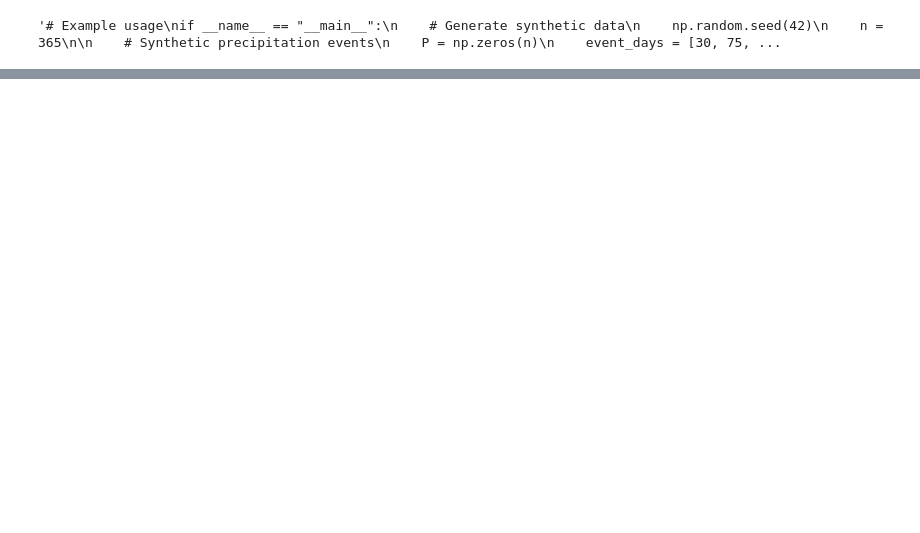
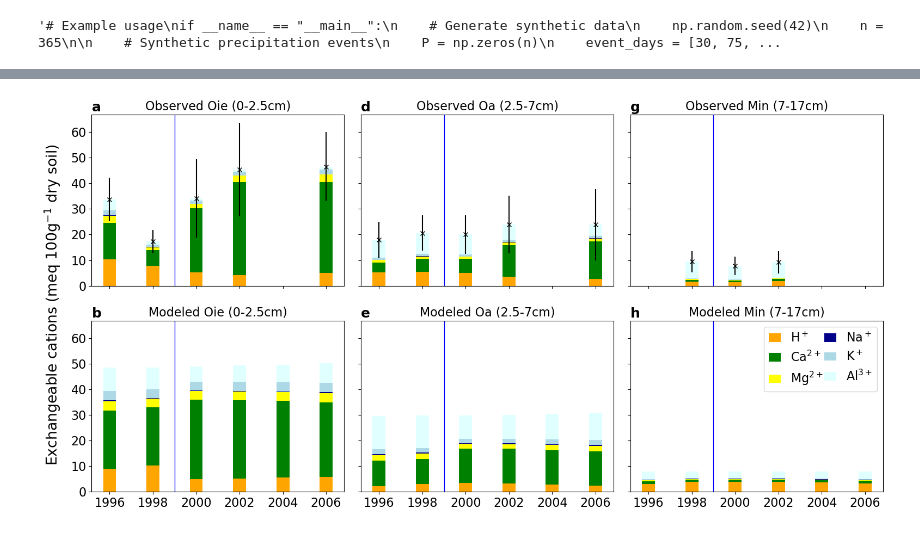
Before and after one commit to ypwong22/erw_scripts, a Jupyter notebook: fig_validation_HBR.ipynb, the cells around one changed output, grey strips where cells are left out. Cells and saved outputs as stored; diff of their text form; code cells hidden in the pictures; blank space fills up the shorter version.

```diff
--- a/fig_validation_HBR.ipynb
+++ b/fig_validation_HBR.ipynb
@@ -846,0 +905,46 @@ plt.savefig(os.path.join(os.environ['PROJDIR'], 'ERW_LDRD', 'results', 'figures'
+# %%
+## Convert to beta values (fraction)
+cec_obs = cec_obs_mean
+cec_sim = soil_cec_sim.loc[soil_cec_sim.index.get_level_values(1).isin([1996,1998,2000,2002,2004,2006])] # / soil_cec_sim.sum(axis = 1).values.reshape(-1, 1)
+# re-align the simulation's cation rank
+cec_sim = cec_sim.loc[:, ['H+','Ca2+','Mg2+','Na+','K+','Al3+']]
+
+color_list = ['#FFA500', '#008000', '#FFFF00', '#00008B', '#ADD8E6', '#E0FFFF']
+name_list = ['H$^+$', 'Ca$^{2+}$', 'Mg$^{2+}$', 'Na$^+$', 'K$^+$', 'Al$^{3+}$']
+handles = [Patch(facecolor=color, label=label) for color, label in zip(color_list, name_list)]
+
+def plot_bar(df, ax, std = None):
+    for j, x in enumerate(df.index):
+        bottom = 0  # Starting bottom for stacking
+        for col, color in zip(df.columns, color_list):
+            value = df.loc[x, col]
+            ax.bar(x, value, bottom=bottom, color=color, width=0.6)
+            bottom += value
+        if not std is None:
+            ax.errorbar(x, bottom, std.loc[x], marker='x', color = 'k')
+
+fig, axes = plt.subplots(2,3, figsize = (16, 8), sharex = True, sharey = True)
+for i, (horizon,depth) in enumerate(zip(['Oie', 'Oa', 'Min'],['0-2.5cm','2.5-7cm','7-17cm'])):
+
+    plot_bar( cec_obs.loc[horizon], axes[0,i], cec_obs_std.loc[horizon] )
+    plot_bar( cec_sim.loc[horizon], axes[1,i] )
+
+    axes[0,i].axvline(1999, color = 'b', ls = '-', lw = 1, alpha = 1)
+    axes[1,i].axvline(1999, color = 'b', ls = '-', lw = 1, alpha = 1)
+
+    # Place the legend outside the plot area (to the right)
+    if i == 2:
+        axes[1,i].legend(handles=handles, ncol = 2, handlelength = 1,
+                         columnspacing = 0.1)
+
+    axes[1,i].set_xticks(cec_sim.loc[horizon].index)
+    axes[0,i].set_title(f'Observed {horizon} ({depth})')
+    axes[1,i].set_title(f'Modeled {horizon} ({depth})')
+    axes[0,i].text(0., 1.02, ascii_lowercase[i*3+0], transform = axes[0,i].transAxes, fontweight='bold', fontsize=18)
+    axes[1,i].text(0., 1.02, ascii_lowercase[i*3+1], transform = axes[1,i].transAxes, fontweight='bold', fontsize=18)
+fig.supylabel('Exchangeable cations (meq 100g$^{-1}$ dry soil)')
+plt.tight_layout()
+plt.savefig(os.path.join(os.environ['PROJDIR'], 'ERW_LDRD', 'results', 'figures',
+                         'validation_HBR_4.png'), dpi = 600., bbox_inches = 'tight')
+# %% [output]
+[figure, added]
```
Also changed, not shown: parts of 6 cells of this notebook, 4 other files.
